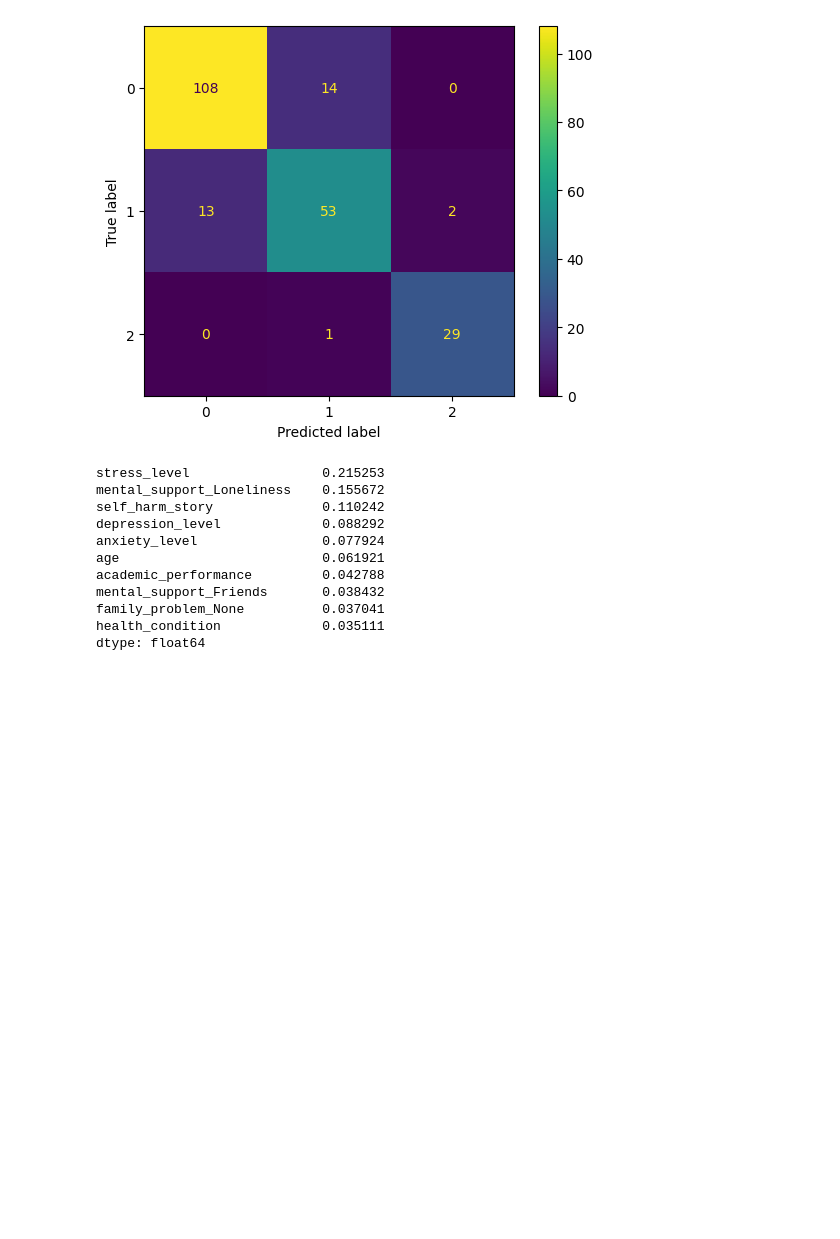
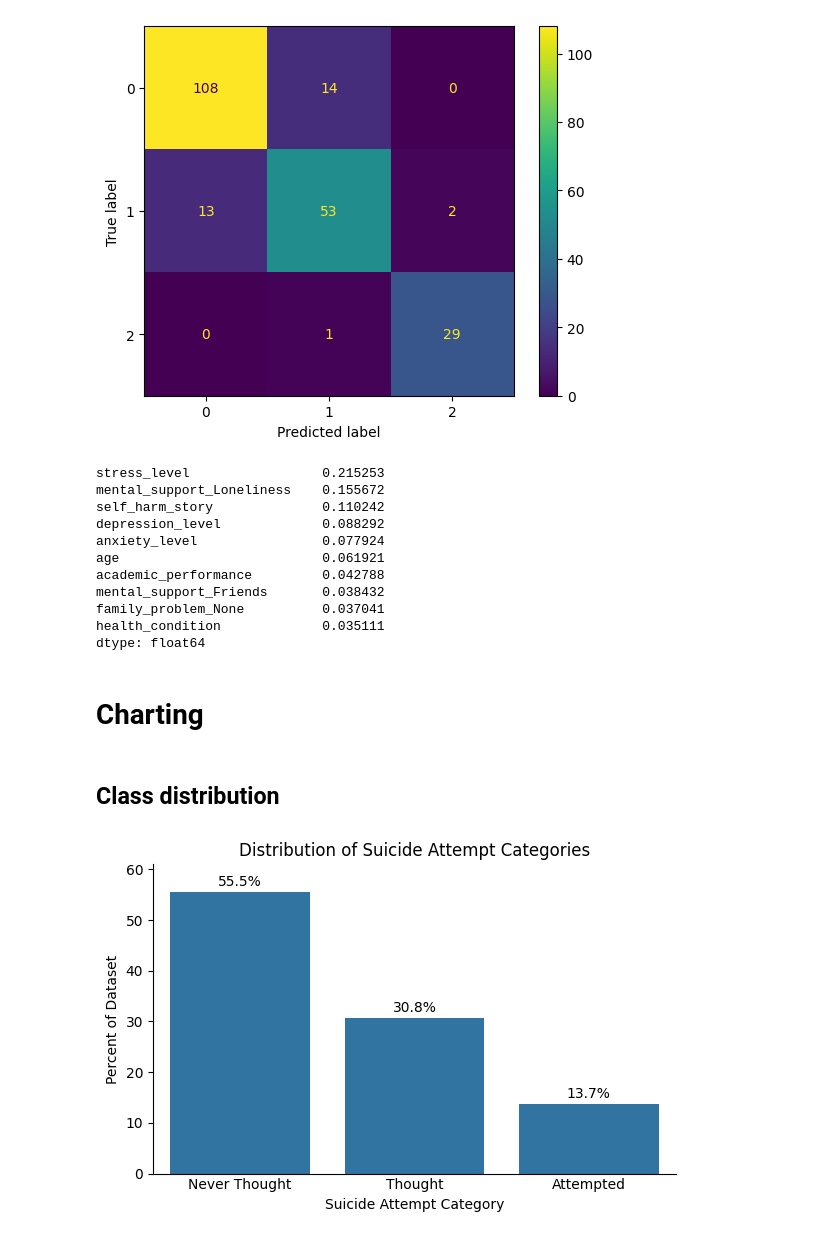
Before and after one commit to travage/student-suicide-risk-assessment, a Jupyter notebook: notebooks/exploratory.ipynb, the cells around one changed output. Saved outputs shown, nothing was run; the diff lists cells and outputs as text; code cells hidden in the pictures; blank space fills up the shorter version.

```diff
--- a/notebooks/exploratory.ipynb
+++ b/notebooks/exploratory.ipynb
@@ -449,3 +449,62 @@ mental_support_Friends       0.038432
 family_problem_None          0.037041
 health_condition             0.035111
 dtype: float64
+# %% [markdown]
+# Charting
+# %% [markdown]
+## Class distribution
+# %%
+class_labels = {
+    0: 'Never Thought',
+    1: 'Thought',
+    2: 'Attempted'
+}
+
+# Compute percent of total
+percent_df = (
+    df["suicide_attempt"]
+    .value_counts(normalize=True)
+    .sort_index()
+    .mul(100)
+    .reset_index()
+)
+
+percent_df.columns = ["suicide_attempt", "percent"]
+percent_df["label"] = percent_df["suicide_attempt"].map(class_labels)
+
+plt.figure(figsize=(6, 4))
+
+ax = sns.barplot(
+    data=percent_df,
+    x="label",
+    y="percent",
+    order=[class_labels[0], class_labels[1], class_labels[2]]
+)
+
+ax.set_xlabel("Suicide Attempt Category")
+ax.set_ylabel("Percent of Dataset")
+ax.set_title("Distribution of Suicide Attempt Categories")
+
+# Remove only top/right spines
+ax.spines["right"].set_visible(False)
+ax.spines["top"].set_visible(False)
+
+# Explicit axis limits + ticks
+y_max = percent_df["percent"].max()
+upper_limit = int(y_max * 1.1)
+
+ax.set_ylim(0, upper_limit)
+ax.set_yticks(range(0, upper_limit + 1, 10))
+plt.tick_params(axis='x', which='both', length=0)
+
+# Add percent labels
+for container in ax.containers:
+    ax.bar_label(container, fmt="%.1f%%", padding=2)
+
+# Export chart as PNG
+# plt.savefig("suicide_attempt_distribution.png", dpi=300, bbox_inches="tight", facecolor="white")
+
+plt.tight_layout()
+plt.show()
+# %% [output]
+[figure, added]
```
Also changed, not shown: parts of 4 cells of this notebook, 10 other files.
